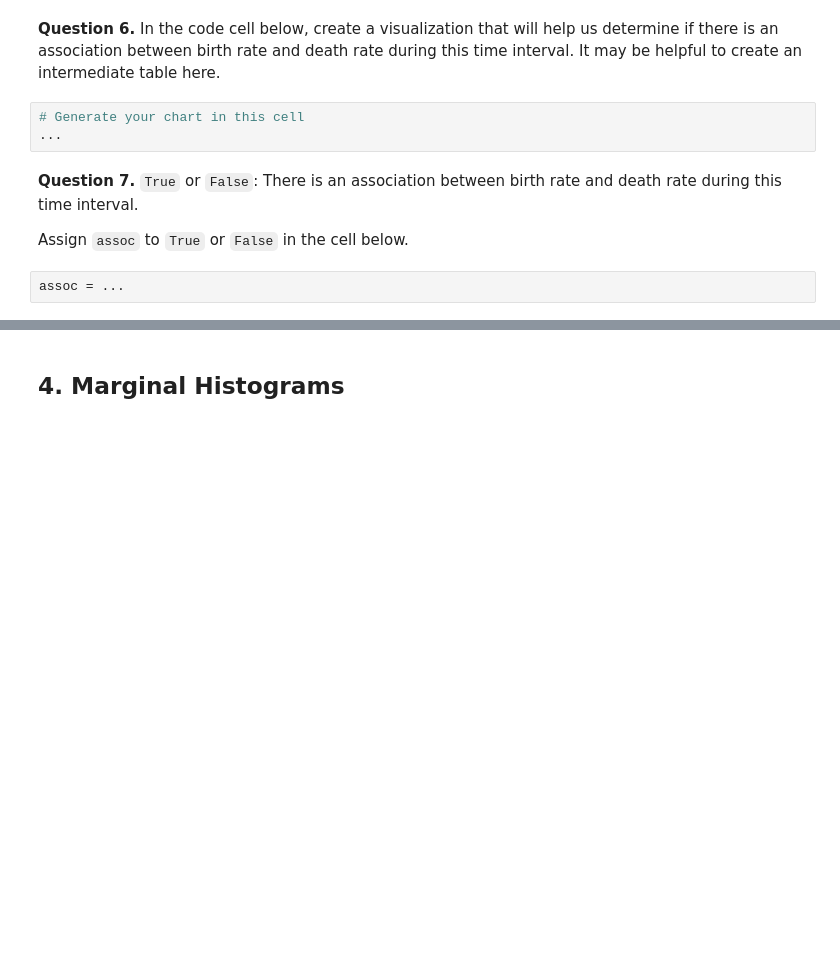
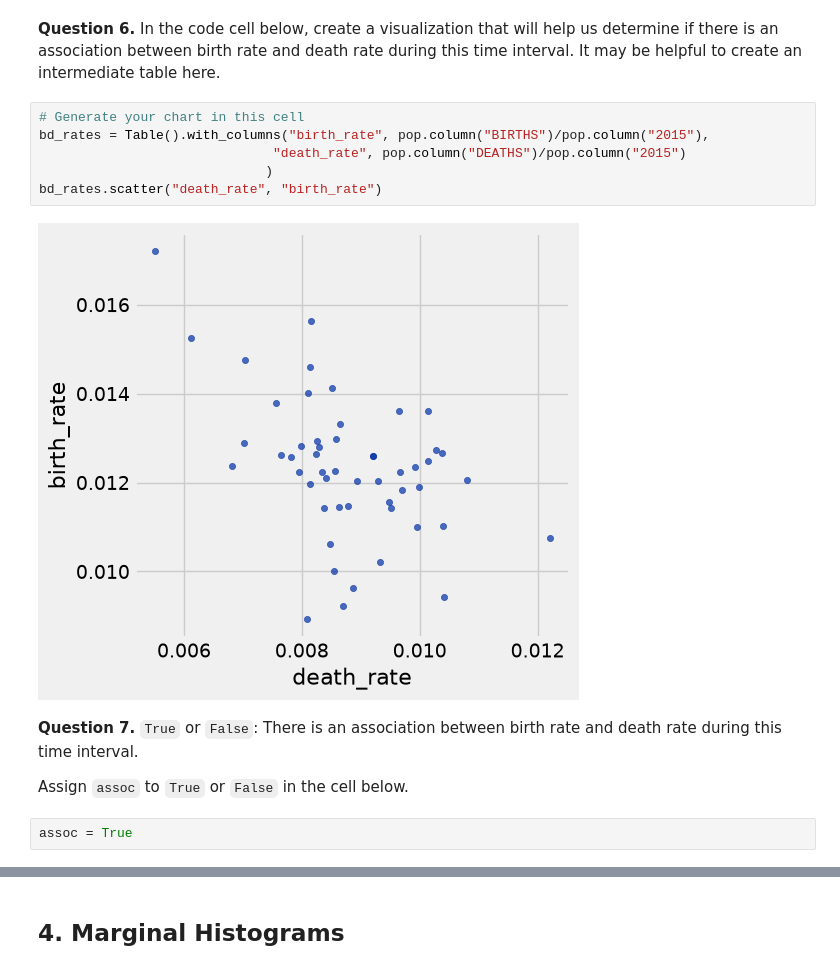
Before and after one commit to UOdsci/dsci101_distribution, a Jupyter notebook: homework/hw03/hw03.ipynb, the cells around one changed output, grey strips where cells are left out. Saved outputs shown, nothing was run; the diff lists cells and outputs as text; blank space fills up the shorter version.

```diff
--- a/homework/hw03/hw03.ipynb
+++ b/homework/hw03/hw03.ipynb
@@ -327,9 +423,14 @@ grader.check("q3_5")
 **Question 6.** In the code cell below, create a visualization that will help us determine if there is an association between birth rate and death rate during this time interval. It may be helpful to create an intermediate table here.
 
 <!-- EXPORT TO PDF -->
-# %%
-# Generate your chart in this cell
-...
+# %%
+# Generate your chart in this cell
+bd_rates = Table().with_columns("birth_rate", pop.column("BIRTHS")/pop.column("2015"),
+                              "death_rate", pop.column("DEATHS")/pop.column("2015")
+                             )
+bd_rates.scatter("death_rate", "birth_rate")
+# %% [output]
+[figure, added]
 # %% [markdown]
 **Question 7.** `True` or `False`: There is an association between birth rate and death rate during this time interval.
 
@@ -340,6 +441,6 @@ BEGIN QUESTION
 name: q3_7
 -->
 # %%
-assoc = ...
+assoc = True
 # %%
 grader.check("q3_7")
```
Also changed, not shown: parts of 51 cells of this notebook, 5 other files.
